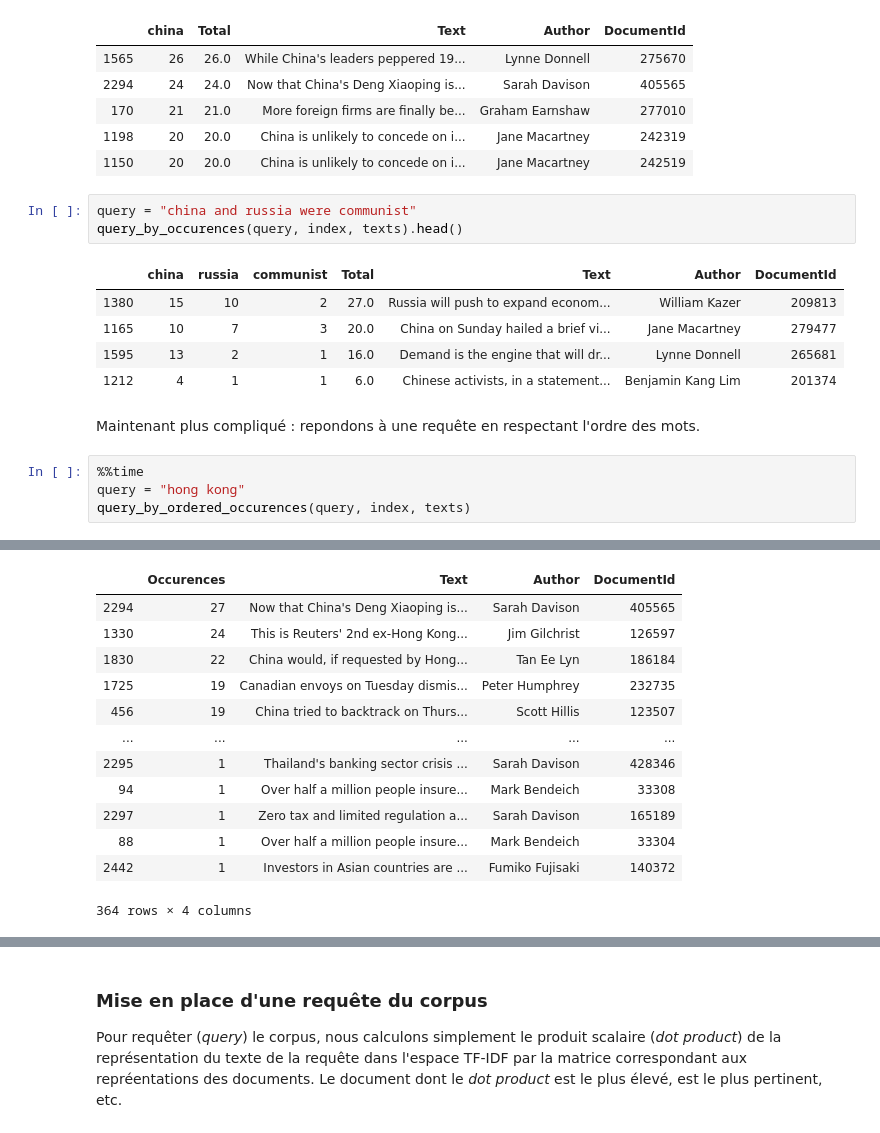
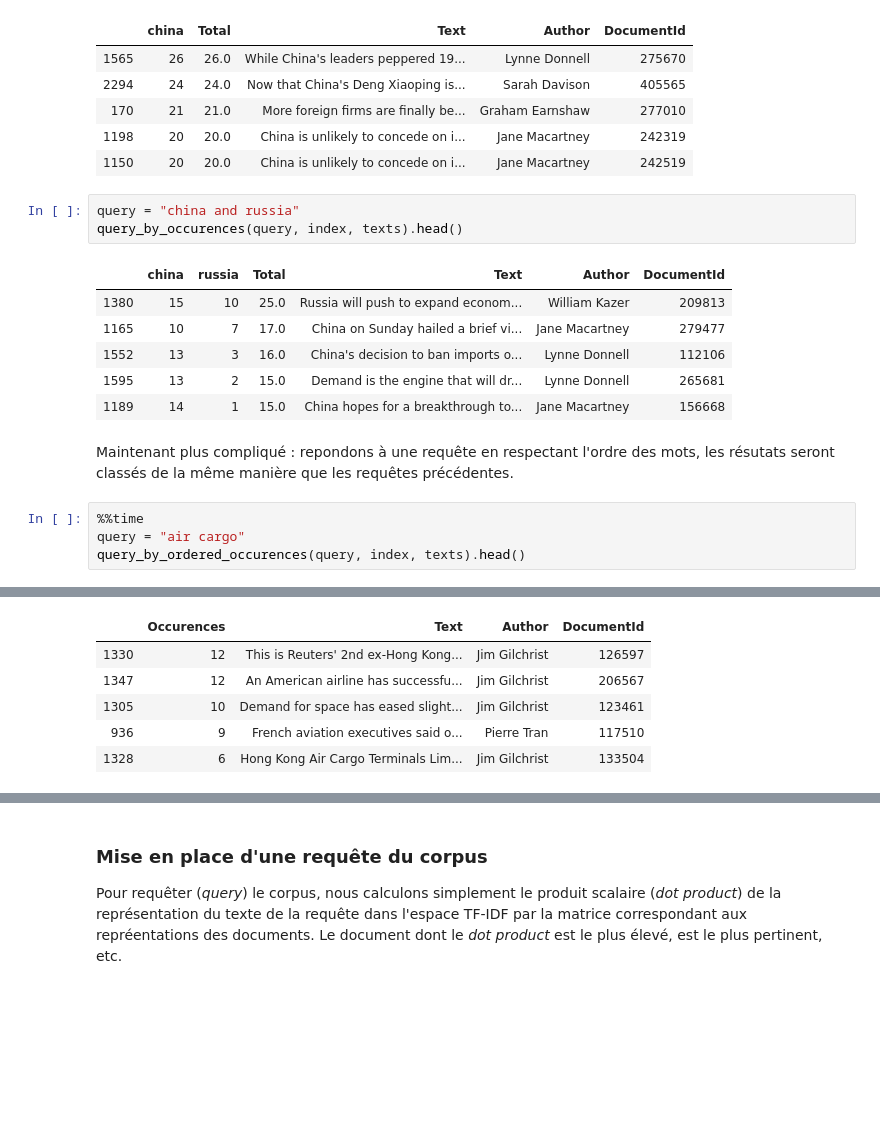
Before and after one commit to Barenn/Indexation-Web-TP, a Jupyter notebook: tp1.ipynb, the cells around one changed output, grey strips where cells are left out. Cells and saved outputs as stored; diff of their text form; blank space fills up the shorter version.

```diff
--- a/tp1.ipynb
+++ b/tp1.ipynb
@@ -229,18 +207,19 @@ query_by_occurences(query, index, texts).head()
 | 1198 | 20 | 20.0 | China is unlikely to concede on i... | Jane Macartney | 242319 |
 | 1150 | 20 | 20.0 | China is unlikely to concede on i... | Jane Macartney | 242519 |
 # %%
-query = "china and russia were communist"
+query = "china and russia"
 query_by_occurences(query, index, texts).head()
 # %% [output]
-|  | china | russia | communist | Total | Text | Author | DocumentId |
-| 1380 | 15 | 10 | 2 | 27.0 | Russia will push to expand econom... | William Kazer | 209813 |
-| 1165 | 10 | 7 | 3 | 20.0 | China on Sunday hailed a brief vi... | Jane Macartney | 279477 |
-| 1595 | 13 | 2 | 1 | 16.0 | Demand is the engine that will dr... | Lynne Donnell | 265681 |
-| 1212 | 4 | 1 | 1 | 6.0 | Chinese activists, in a statement... | Benjamin Kang Lim | 201374 |
+|  | china | russia | Total | Text | Author | DocumentId |
+| 1380 | 15 | 10 | 25.0 | Russia will push to expand econom... | William Kazer | 209813 |
+| 1165 | 10 | 7 | 17.0 | China on Sunday hailed a brief vi... | Jane Macartney | 279477 |
+| 1552 | 13 | 3 | 16.0 | China's decision to ban imports o... | Lynne Donnell | 112106 |
+| 1595 | 13 | 2 | 15.0 | Demand is the engine that will dr... | Lynne Donnell | 265681 |
+| 1189 | 14 | 1 | 15.0 | China hopes for a breakthrough to... | Jane Macartney | 156668 |
 # %% [markdown]
-Maintenant plus compliqué : repondons à une requête en respectant l'ordre des mots.
+Maintenant plus compliqué : repondons à une requête en respectant l'ordre des mots, les résutats seront classés de la même manière que les requêtes précédentes.
 # %%
 %%time
-query = "hong kong"
-query_by_ordered_occurences(query, index, texts)
+query = "air cargo"
+query_by_ordered_occurences(query, index, texts).head()
 # %% [output]
@@ -249,13 +228,6 @@ Wall time: 150 ms
 |  | Occurences | Text | Author | DocumentId |
-| 2294 | 27 | Now that China's Deng Xiaoping is... | Sarah Davison | 405565 |
-| 1330 | 24 | This is Reuters' 2nd ex-Hong Kong... | Jim Gilchrist | 126597 |
-| 1830 | 22 | China would, if requested by Hong... | Tan Ee Lyn | 186184 |
-| 1725 | 19 | Canadian envoys on Tuesday dismis... | Peter Humphrey | 232735 |
-| 456 | 19 | China tried to backtrack on Thurs... | Scott Hillis | 123507 |
-| ... | ... | ... | ... | ... |
-| 2295 | 1 | Thailand's banking sector crisis ... | Sarah Davison | 428346 |
-| 94 | 1 | Over half a million people insure... | Mark Bendeich | 33308 |
-| 2297 | 1 | Zero tax and limited regulation a... | Sarah Davison | 165189 |
-| 88 | 1 | Over half a million people insure... | Mark Bendeich | 33304 |
-| 2442 | 1 | Investors in Asian countries are ... | Fumiko Fujisaki | 140372 |
+| 1330 | 12 | This is Reuters' 2nd ex-Hong Kong... | Jim Gilchrist | 126597 |
+| 1347 | 12 | An American airline has successfu... | Jim Gilchrist | 206567 |
+| 1305 | 10 | Demand for space has eased slight... | Jim Gilchrist | 123461 |
+| 936 | 9 | French aviation executives said o... | Pierre Tran | 117510 |
+| 1328 | 6 | Hong Kong Air Cargo Terminals Lim... | Jim Gilchrist | 133504 |
-364 rows × 4 columns
```
Also changed, not shown: parts of 19 cells of this notebook, 1 other file.
